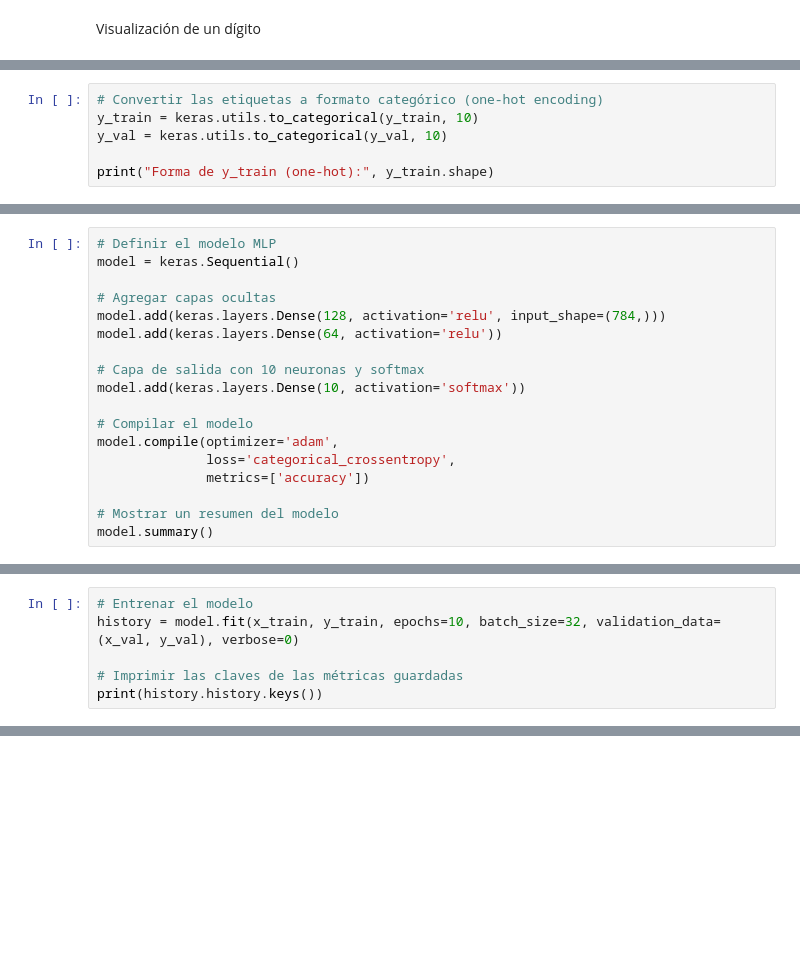
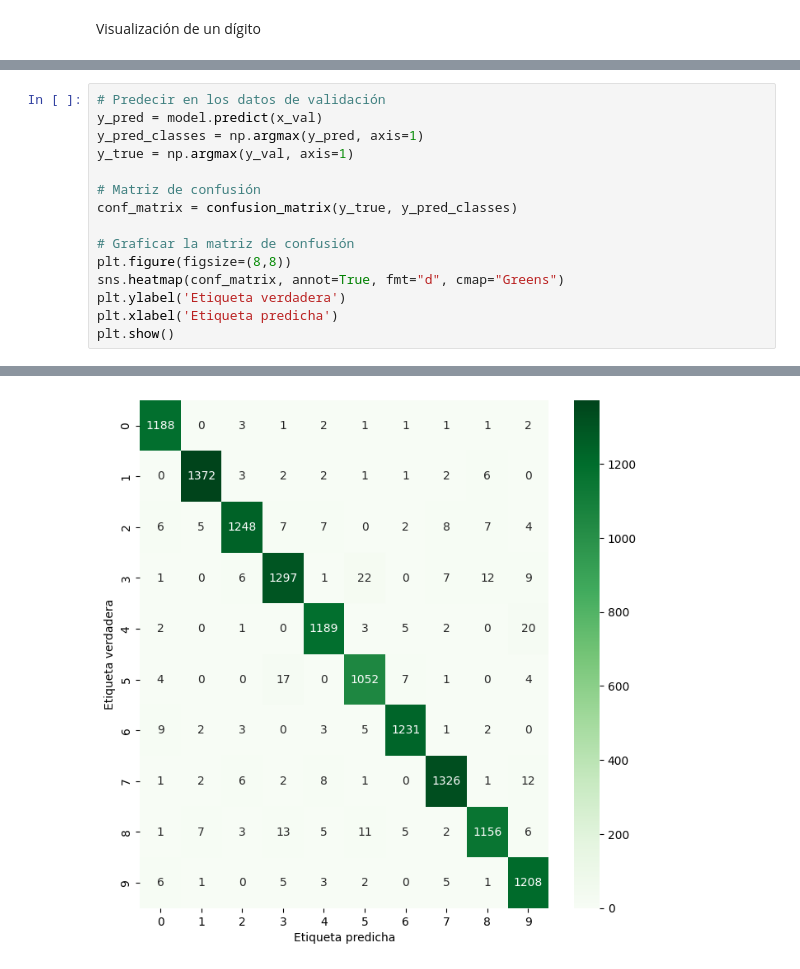
Before and after one commit to MallyMartinez/sem_IA2, a Jupyter notebook: Perceptron_Multicapa/mlp_mnist.ipynb, the cells around one changed output, grey strips where cells are left out. Saved outputs shown, nothing was run; the diff lists cells and outputs as text; blank space fills up the shorter version.

```diff
--- a/Perceptron_Multicapa/mlp_mnist.ipynb
+++ b/Perceptron_Multicapa/mlp_mnist.ipynb
@@ -108,6 +137,0 @@ One-Hot Encoding de las etiquetas
-# %%
-# Convertir las etiquetas a formato categórico (one-hot encoding)
-y_train = keras.utils.to_categorical(y_train, 10)
-y_val = keras.utils.to_categorical(y_val, 10)
-
-print("Forma de y_train (one-hot):", y_train.shape)
@@ -116,18 +137,0 @@ Definicion del modelo
-# %%
-# Definir el modelo MLP
-model = keras.Sequential()
-
-# Agregar capas ocultas
-model.add(keras.layers.Dense(128, activation='relu', input_shape=(784,)))
-model.add(keras.layers.Dense(64, activation='relu'))
-
-# Capa de salida con 10 neuronas y softmax
-model.add(keras.layers.Dense(10, activation='softmax'))
-
-# Compilar el modelo
-model.compile(optimizer='adam',
-              loss='categorical_crossentropy',
-              metrics=['accuracy'])
-
-# Mostrar un resumen del modelo
-model.summary()
@@ -136,6 +137,0 @@ Entrenamiento del modelo
-# %%
-# Entrenar el modelo
-history = model.fit(x_train, y_train, epochs=10, batch_size=32, validation_data=(x_val, y_val), verbose=0)
-
-# Imprimir las claves de las métricas guardadas
-print(history.history.keys())
@@ -143,0 +256,16 @@ Graficar la precisión y la pérdida
+# %%
+# Predecir en los datos de validación
+y_pred = model.predict(x_val)
+y_pred_classes = np.argmax(y_pred, axis=1)
+y_true = np.argmax(y_val, axis=1)
+
+# Matriz de confusión
+conf_matrix = confusion_matrix(y_true, y_pred_classes)
+
+# Graficar la matriz de confusión
+plt.figure(figsize=(8,8))
+sns.heatmap(conf_matrix, annot=True, fmt="d", cmap="Greens")
+plt.ylabel('Etiqueta verdadera')
+plt.xlabel('Etiqueta predicha')
+plt.show()
+# %% [output]
@@ -144 +273,2 @@ Graficar la precisión y la pérdida
+[figure, added]
 # %%
```
Also changed, not shown: parts of 23 cells of this notebook.
